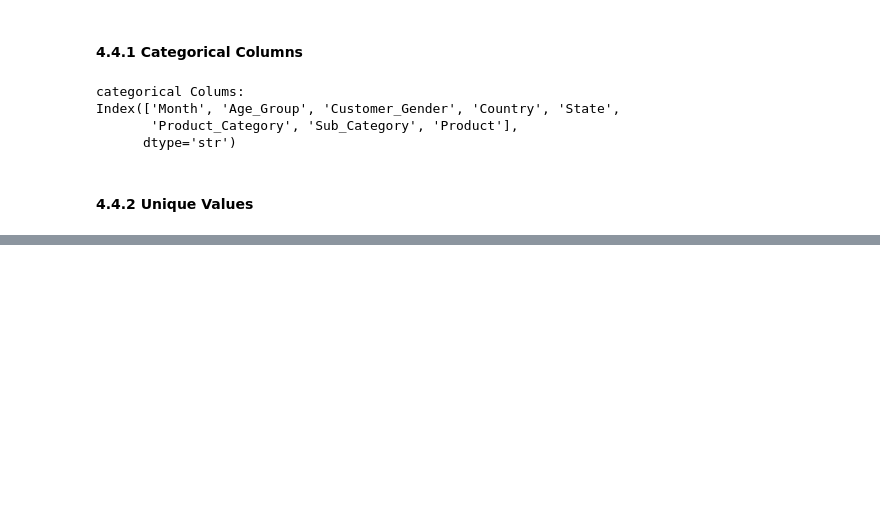
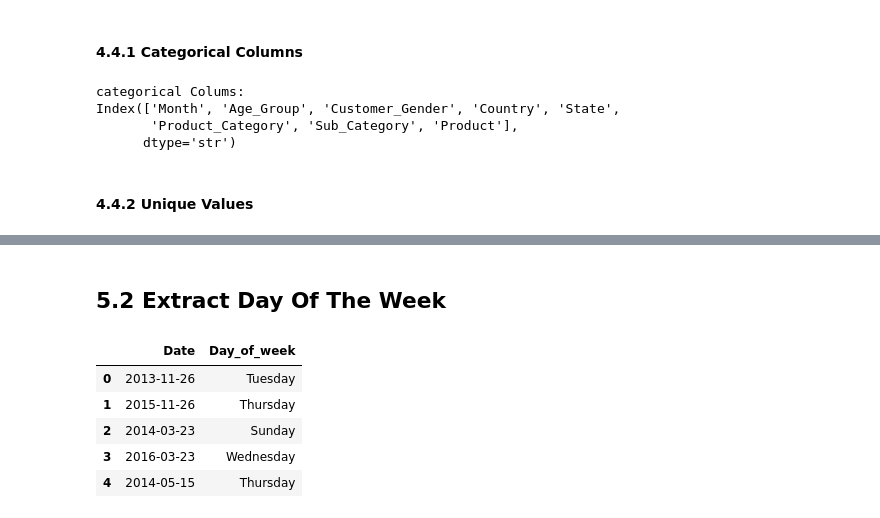
Before and after one commit to vidushanpathir505-bot/academic-data-wrangler, a Jupyter notebook: sales-data-analysis/sales_analysis.ipynb, the cells around one changed output, grey strips where cells are left out. Saved outputs shown, nothing was run; the diff lists cells and outputs as text; code cells hidden in the pictures; blank space fills up the shorter version.

```diff
--- a/sales-data-analysis/sales_analysis.ipynb
+++ b/sales-data-analysis/sales_analysis.ipynb
@@ -277,0 +297,16 @@ Name: count, Length: 130, dtype: int64
+# %% [markdown]
+## 5.2 Extract Day Of The Week
+# %%
+sales_df['Day_of_week'] = sales_df['Date'].dt.day_name()
+
+sales_df[[
+    'Date',
+    'Day_of_week'
+]].head()
+# %% [output]
+|  | Date | Day_of_week |
+| 0 | 2013-11-26 | Tuesday |
+| 1 | 2015-11-26 | Thursday |
+| 2 | 2014-03-23 | Sunday |
+| 3 | 2016-03-23 | Wednesday |
+| 4 | 2014-05-15 | Thursday |
```
Also changed, not shown: parts of 4 cells of this notebook.
